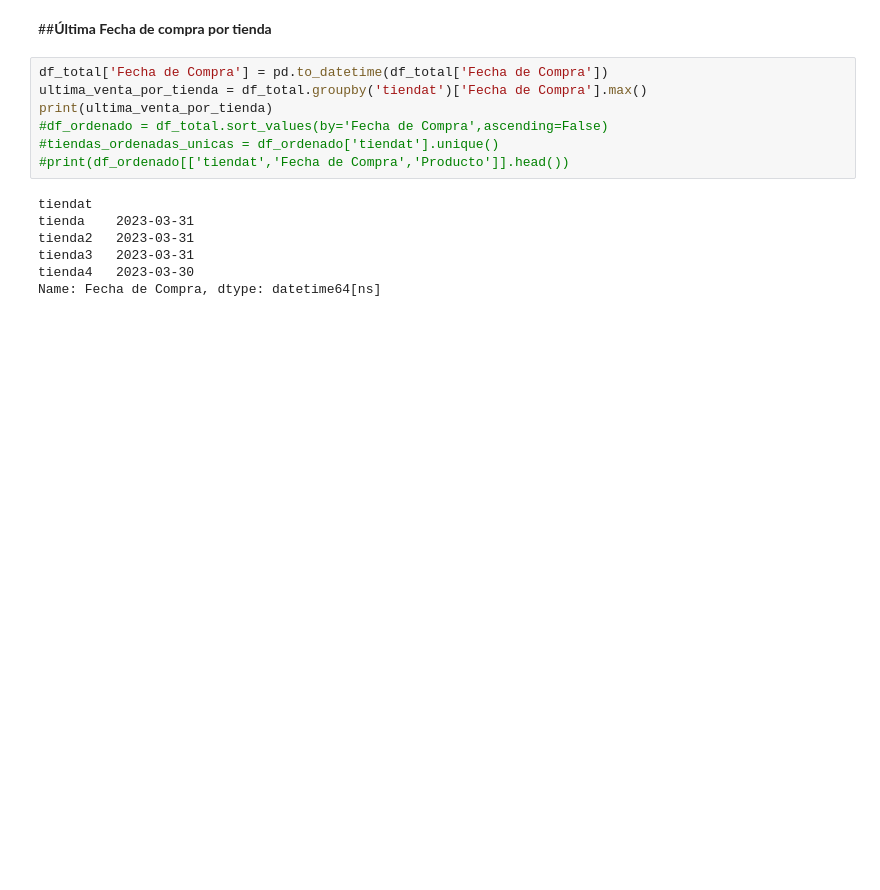
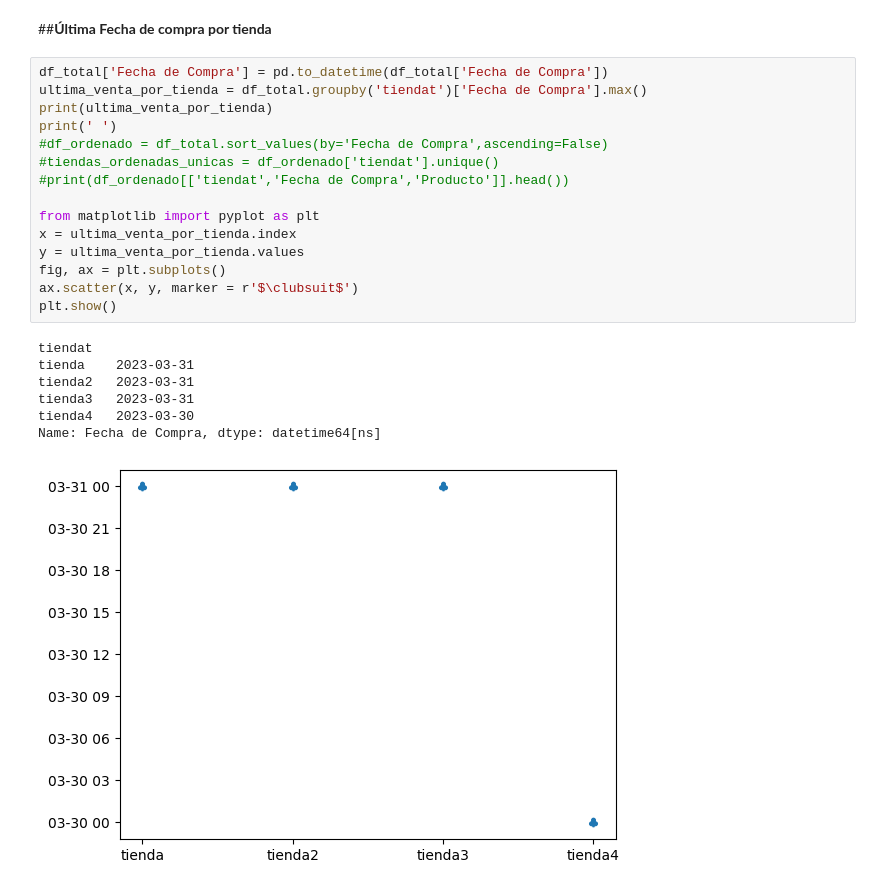
Before and after one commit to Nore-gibhub/Challenge_Alura_Store, a Jupyter notebook: Challenge_Alura_Store.ipynb, the cells around one changed output. Drawn from its saved outputs; the diff is of its cells as text; blank space fills up the shorter version.

```diff
--- a/Challenge_Alura_Store.ipynb
+++ b/Challenge_Alura_Store.ipynb
@@ -183,14 +183,23 @@ plt.show()
 # %%
 df_total['Fecha de Compra'] = pd.to_datetime(df_total['Fecha de Compra'])
 ultima_venta_por_tienda = df_total.groupby('tiendat')['Fecha de Compra'].max()
 print(ultima_venta_por_tienda)
+print(' ')
 #df_ordenado = df_total.sort_values(by='Fecha de Compra',ascending=False)
 #tiendas_ordenadas_unicas = df_ordenado['tiendat'].unique()
 #print(df_ordenado[['tiendat','Fecha de Compra','Producto']].head())
+
+from matplotlib import pyplot as plt
+x = ultima_venta_por_tienda.index
+y = ultima_venta_por_tienda.values
+fig, ax = plt.subplots()
+ax.scatter(x, y, marker = r'$\clubsuit$')
+plt.show()
 # %% [output]
 tiendat
 tienda    2023-03-31
 tienda2   2023-03-31
 tienda3   2023-03-31
 tienda4   2023-03-30
 Name: Fecha de Compra, dtype: datetime64[ns]
+[figure, added]
```
Also changed, not shown: parts of 1 cell of this notebook.
